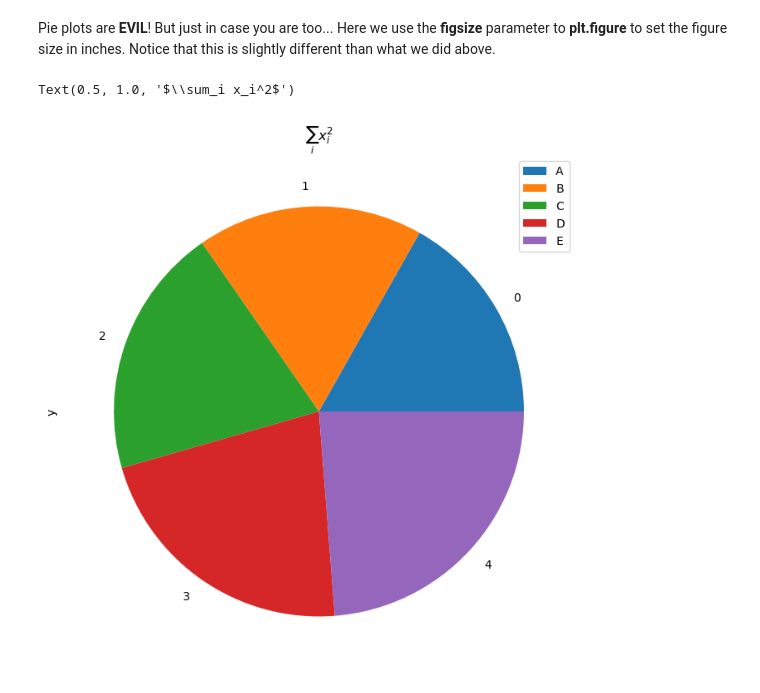
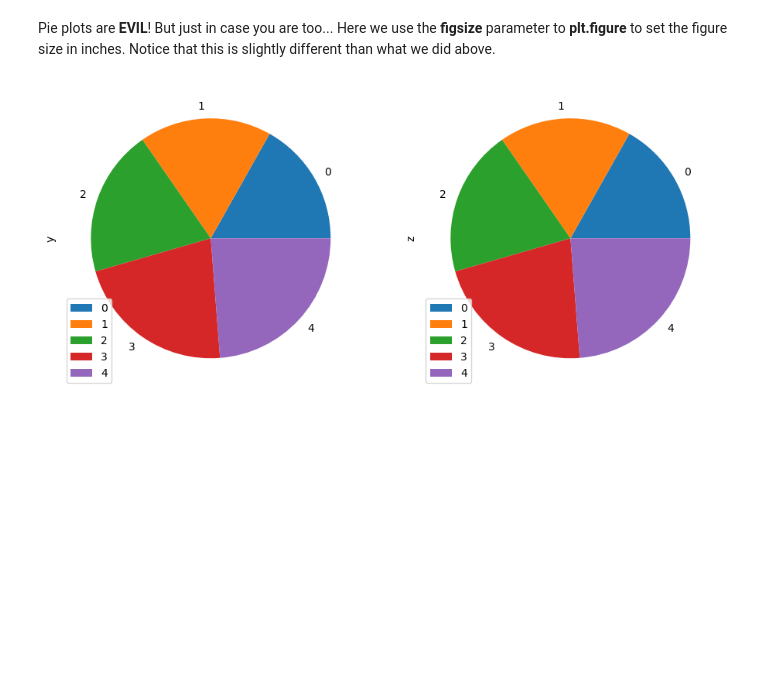
Before and after one commit to DataForScience/Visualization_LL, a Jupyter notebook: 01. Pandas.ipynb, the cells around one changed output. Drawn from its saved outputs; the diff is of its cells as text; code cells hidden in the pictures; blank space fills up the shorter version.

```diff
--- a/01. Pandas.ipynb
+++ b/01. Pandas.ipynb
@@ -693,15 +652,11 @@ ax.legend(['Los Angeles', 'San Francisco'])
 # %% [markdown]
 Pie plots are **EVIL**! But just in case you are too... Here we use the **figsize** parameter to **plt.figure** to set the figure size in inches. Notice that this is slightly different than what we did above.
 # %%
-data = pd.DataFrame({'y': [17, 18, 20, 22, 24]})
+data = pd.DataFrame({'y': [17, 18, 20, 22, 24], 'z': [17, 18, 20, 22, 24]})
 
 ax_lst = data.plot(kind='pie', subplots=True)
-
-ax_lst[0].legend(["A", "B", "C", "D", "E"])
-ax_lst[0].set_title(r'$\sum_i x_i^2$')
 # %% [output]
-Text(0.5, 1.0, '$\\sum_i x_i^2$')
-[figure, old version]
+[figure, new version]
 # %% [markdown]
 <div style="width: 100%; overflow: hidden;">
      <img src="data/D4Sci_logo_full.png" alt="Data For Science, Inc" align="center" border="0" width=300px>
```
Also changed, not shown: parts of 15 cells of this notebook, 4 other files.
